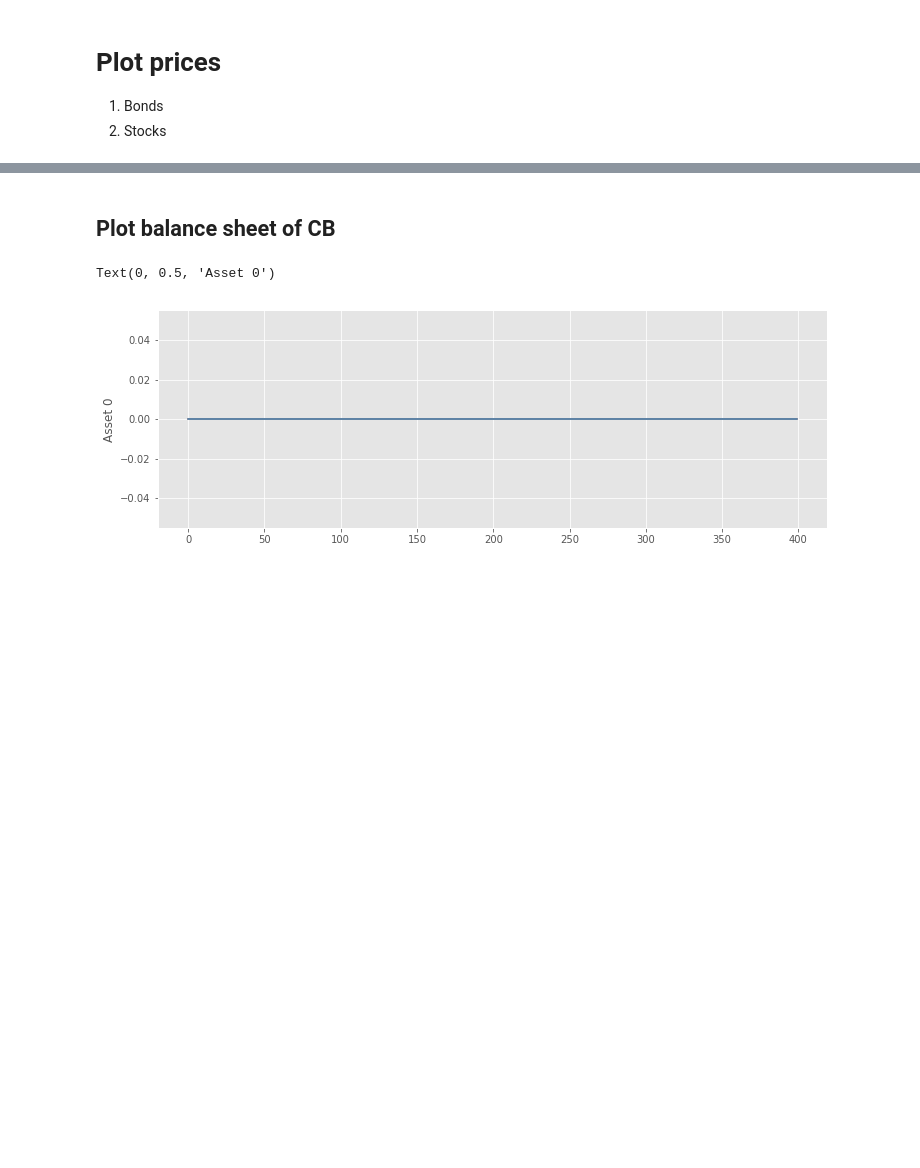
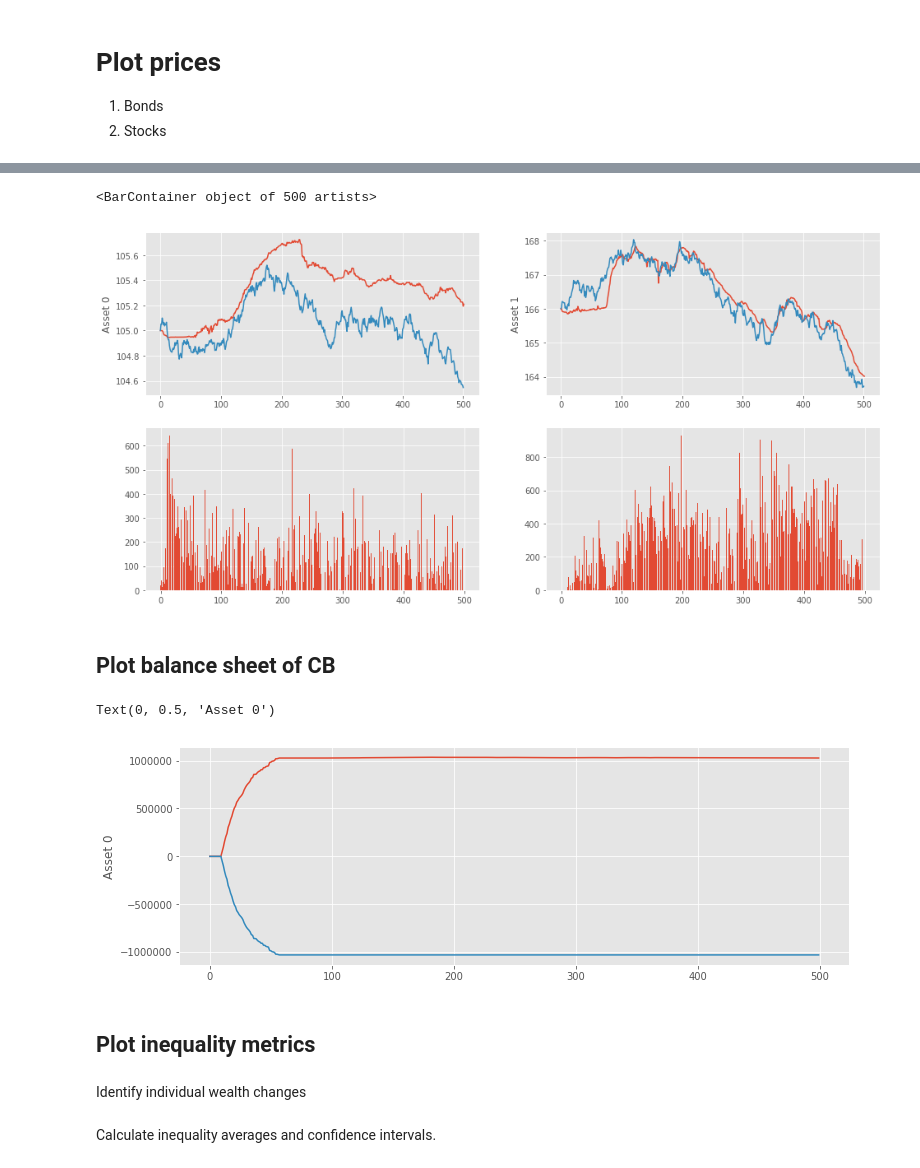
Before and after one commit to joerischasfoort/qe-inequality, a Jupyter notebook: model_dynamics.ipynb, the cells around one changed output, grey strips where cells are left out. Drawn from its saved outputs; the diff is of its cells as text; code cells hidden in the pictures; blank space fills up the shorter version.

```diff
--- a/model_dynamics.ipynb
+++ b/model_dynamics.ipynb
@@ -94,14 +84,36 @@ Text(0, 0.5, 'Asset 1')
+# %%
+fig, ((ax1, ax2), (ax3, ax4)) = plt.subplots(2, 2, figsize=(16,8))
+
+ax1.plot(range(len(orbs[1][0].tick_close_price)), orbs[1][0].tick_close_price, label='price')
+ax1.plot(range(len(orbs[1][0].fundamental)), orbs[1][0].fundamental, label='fundamental')
+
+ax1.set_ylabel('Asset 0', fontsize='12')
+
+ax2.plot(range(len(orbs[1][1].tick_close_price)), orbs[1][1].tick_close_price, label='price')
+ax2.plot(range(len(orbs[1][1].fundamental)), orbs[1][1].fundamental, label='fundamental')
+ax2.set_ylabel('Asset 1', fontsize='12')
+
+volume0 = [sum(v) for v in orbs[1][0].transaction_volumes_history]
+ax3.bar(range(len(volume0)), volume0)
+
+volume1 = [sum(v) for v in orbs[1][1].transaction_volumes_history]
+ax4.bar(range(len(volume1)), volume1)
+# %% [output]
+<BarContainer object of 500 artists>
+[figure, added]
 # %% [markdown]
 ## Plot balance sheet of CB
 # %%
 fig, ax1 = plt.subplots(1, 1, figsize=(12,4))
 
-cb_asset_value = np.array(orbs[0][params["qe_asset_index"]].tick_close_price[2:]) * np.array(central_bank.var.assets[params["qe_asset_index"]])
+cb_asset_value = np.array(orbs[0][params["qe_asset_index"]].tick_close_price[2:]) * np.array(central_banks[1].var.assets[params["qe_asset_index"]])
 
 ax1.plot(range(len(cb_asset_value)), cb_asset_value, label='assets')
-ax1.plot(range(len(cb_asset_value)), central_bank.var.currency, label='currency')
+ax1.plot(range(len(cb_asset_value)), central_banks[1].var.currency, label='currency')
 
 ax1.set_ylabel('Asset 0', fontsize='12')
 # %% [output]
 Text(0, 0.5, 'Asset 0')
-[figure, old version]
+[figure, new version]
+# %% [markdown]
+## Plot inequality metrics
@@ -107,0 +174,2 @@ Text(0, 0.5, 'Asset 0')
+# %% [markdown]
+Identify individual wealth changes
@@ -107,0 +252,2 @@ Text(0, 0.5, 'Asset 0')
+# %% [markdown]
+Calculate inequality averages and confidence intervals.
```
Also changed, not shown: parts of 14 cells of this notebook, 3 other files.
